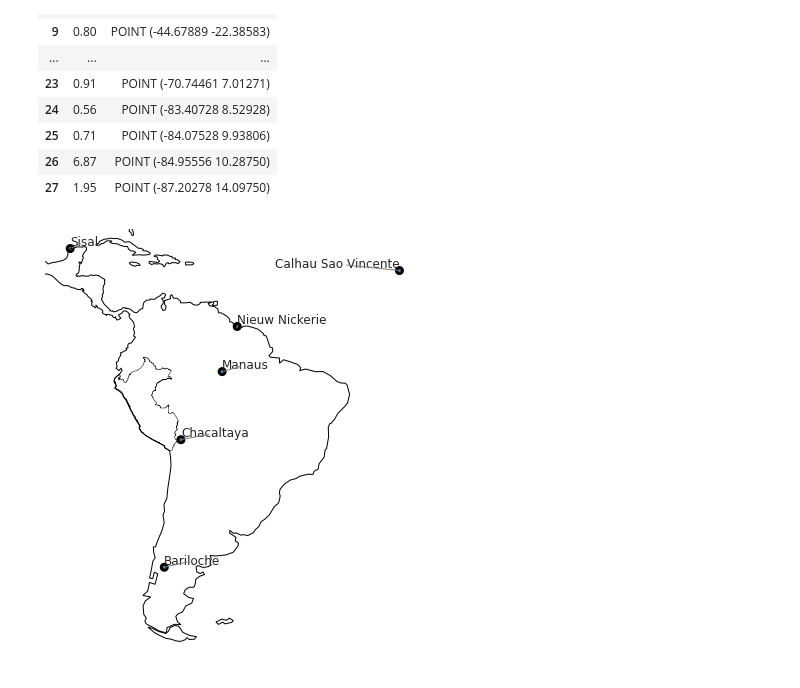
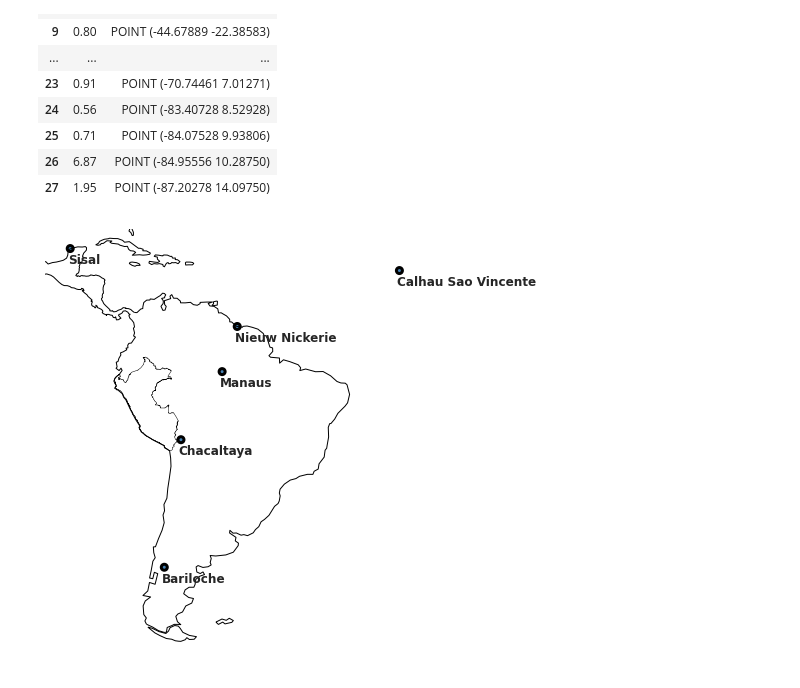
Before and after one commit to Shakes-tzd/MIT_TPP_thesis, a Jupyter notebook: JPnotebooks/GMOS_map.ipynb, the cells around one changed output. Cells and saved outputs as stored; diff of their text form; code cells hidden in the pictures.

```diff
--- a/JPnotebooks/GMOS_map.ipynb
+++ b/JPnotebooks/GMOS_map.ipynb
@@ -110,23 +110,23 @@ L_OB_GEO =df_Latin.drop(columns=['LATI','LONG'])
 # %%
 fig, axes = plt.subplots(1, 1, figsize=[10,8], subplot_kw={'projection': ccrs.PlateCarree()})
 texts = []
 from shapely.geometry import Point
 import adjustText as aT
 
 
 gplt.pointplot(sites.geometry,ax=axes, edgecolor='black', linewidth=3,s = 6)
 for x, y, label in zip(sites.geometry.x, sites.geometry.y, sites["Name"]):
-    texts.append(plt.text(x, y, label, fontsize = 12))
+    texts.append(plt.text(x-0.5, y-3, label, fontsize = 12,fontweight='bold'))
 peru_sf.geometry.boundary.plot(ax=axes, edgecolor='k',linewidth = 0.5)
-aT.adjust_text(texts, force_points=0.5, force_text=0.9, expand_points=(1,1), expand_text=(1,1.3),
-            arrowprops=dict(arrowstyle="-", color='grey', lw=1))
+# aT.adjust_text(texts, force_points=0.5, force_text=0.9, expand_points=(1,1), expand_text=(1,1.3),
+            # arrowprops=dict(arrowstyle="-", color='grey', lw=1))
 # axes.set_title(f'Mercury Monitoring Stations in Latin America',fontweight='bold')
 axes.coastlines()
 axes.set_xlim([-95, -20])
 axes.set_ylim([-60, 25])
 name='GMOS_map'
 savepath='/home/tzd/fs03/d1/tzd/Data_analysis/MIT_TPP_thesis/figures/GMOS_Sites/'+name+'.pdf'
 fig.savefig(savepath,bbox_inches='tight')
 plt.show()
 # %% [output]
-[figure, old version]
+[figure, new version]
```
Also changed, not shown: 3 other files.
